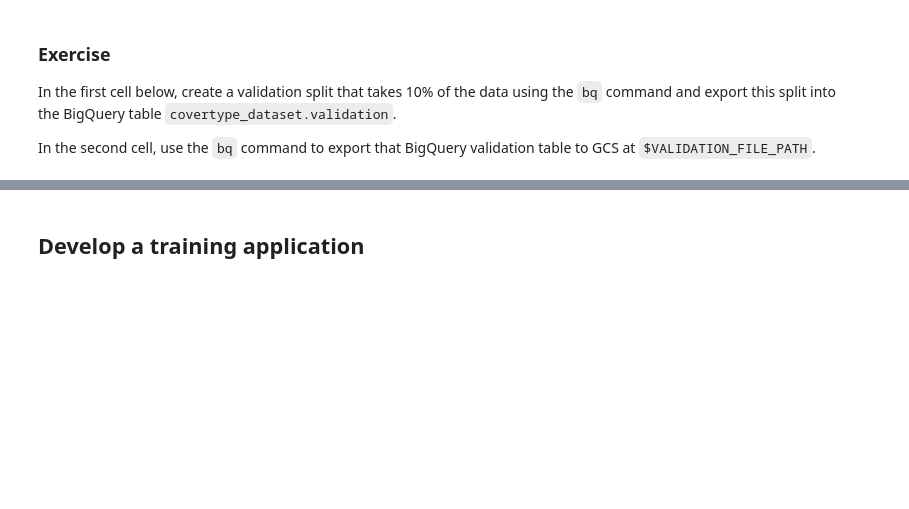
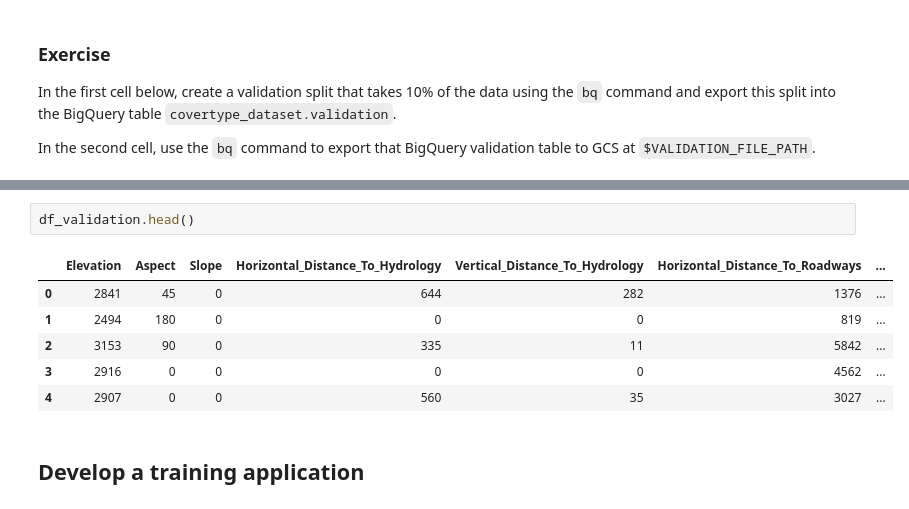
Before and after one commit to GoogleCloudPlatform/mlops-on-gcp, a Jupyter notebook: immersion/kubeflow_pipelines/walkthrough/labs/lab-01.ipynb, the cells around one changed output, grey strips where cells are left out. Cells and saved outputs as stored; diff of their text form; blank space fills up the shorter version.

```diff
--- a/immersion/kubeflow_pipelines/walkthrough/labs/lab-01.ipynb
+++ b/immersion/kubeflow_pipelines/walkthrough/labs/lab-01.ipynb
@@ -135,3 +198,12 @@ print(df_validation.shape)
+# %%
+df_validation.head()
+# %% [output]
+|  | Elevation | Aspect | Slope | Horizontal_Distance_To_Hydrology | Vertical_Distance_To_Hydrology | Horizontal_Distance_To_Roadways | ... |
+| 0 | 2841 | 45 | 0 | 644 | 282 | 1376 | ... |
+| 1 | 2494 | 180 | 0 | 0 | 0 | 819 | ... |
+| 2 | 3153 | 90 | 0 | 335 | 11 | 5842 | ... |
+| 3 | 2916 | 0 | 0 | 0 | 0 | 4562 | ... |
+| 4 | 2907 | 0 | 0 | 560 | 35 | 3027 | ... |
 # %% [markdown]
 ## Develop a training application
 # %% [markdown]
```
Also changed, not shown: parts of 34 cells of this notebook, 11 other files.
